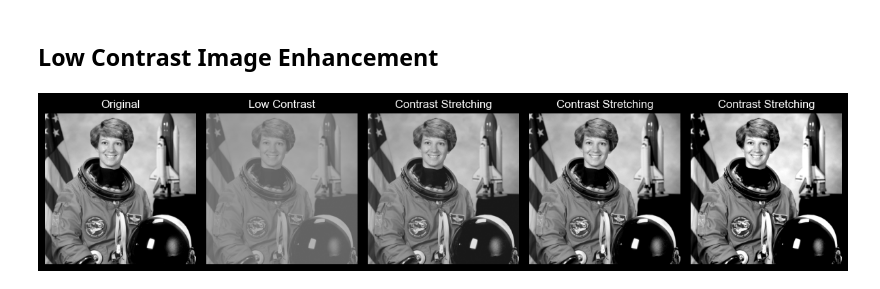
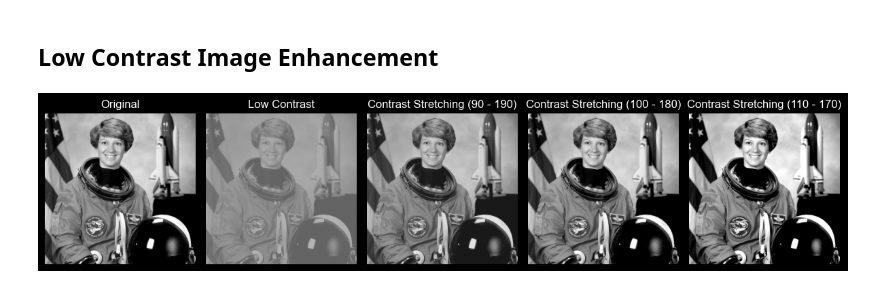
Before and after one commit to Rin849/PCD_Assignment02, a Jupyter notebook: PCD_Assignment_02_Folder/PCD_Assignment02.ipynb, the cells around one changed output. Cells and saved outputs as stored; diff of their text form; code cells hidden in the pictures.

```diff
--- a/PCD_Assignment_02_Folder/PCD_Assignment02.ipynb
+++ b/PCD_Assignment_02_Folder/PCD_Assignment02.ipynb
@@ -272,27 +272,27 @@ hasil3 = contrast_stretching(gambar_low, 110, 170)
 # %%
 fig, axes = plt.subplots(1, 5, figsize=(12, 4))
 
 axes[0].imshow(matriksblur, cmap="gray", vmin=0, vmax=255)
 axes[0].set_title("Original")
 axes[0].axis("off")
 
 axes[1].imshow(gambar_low, cmap="gray", vmin=0, vmax=255)
 axes[1].set_title("Low Contrast")
 axes[1].axis("off")
 
 axes[2].imshow(hasil1, cmap="gray", vmin=0, vmax=255)
-axes[2].set_title("Contrast Stretching")
+axes[2].set_title("Contrast Stretching (90 - 190)")
 axes[2].axis("off")
 
 axes[3].imshow(hasil2, cmap="gray", vmin=0, vmax=255)
-axes[3].set_title("Contrast Stretching")
+axes[3].set_title("Contrast Stretching (100 - 180)")
 axes[3].axis("off")
 
 axes[4].imshow(hasil3, cmap="gray", vmin=0, vmax=255)
-axes[4].set_title("Contrast Stretching")
+axes[4].set_title("Contrast Stretching (110 - 170)")
 axes[4].axis("off")
 
 plt.tight_layout()
 plt.show()
 # %% [output]
-[figure, old version]
+[figure, new version]
```
